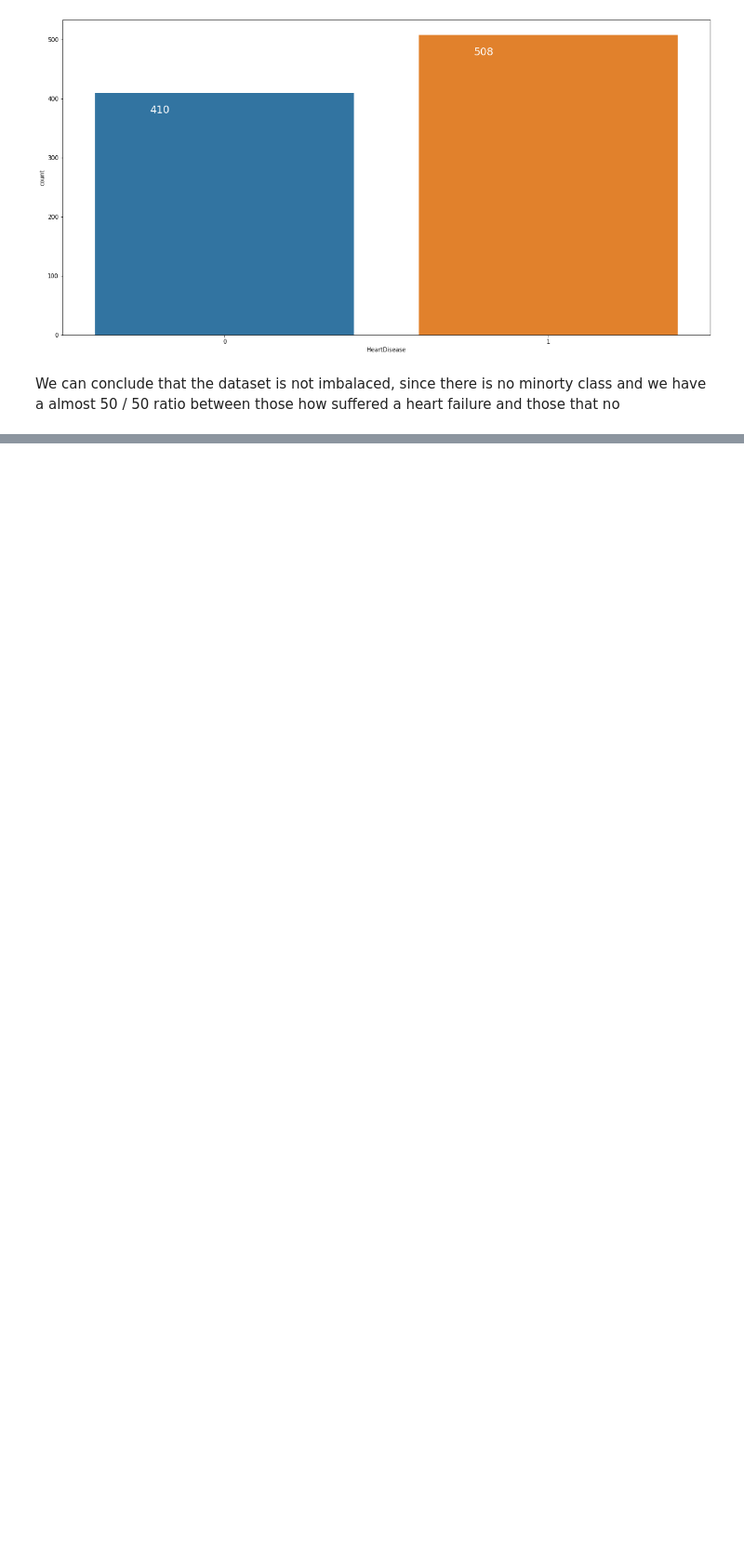
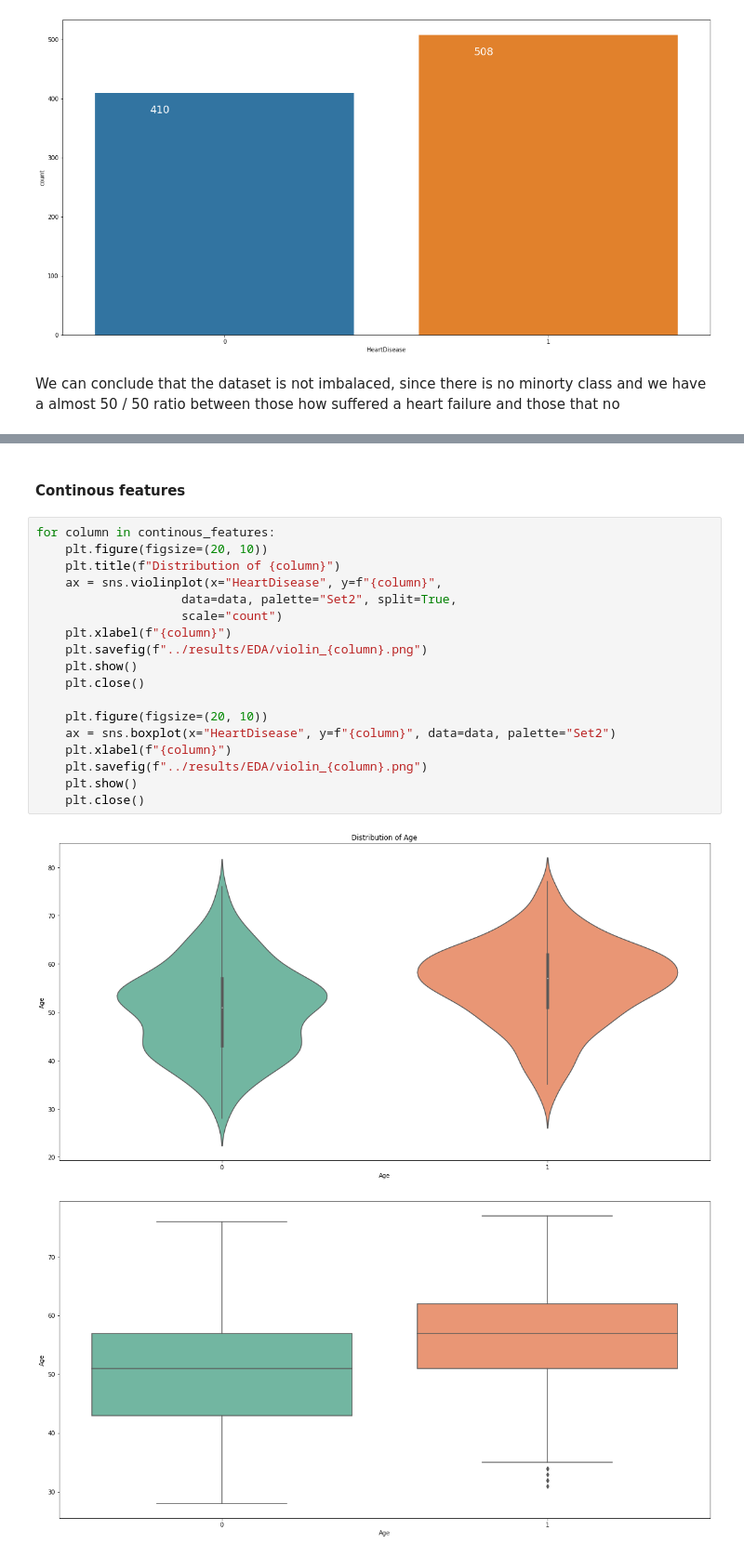
Before and after one commit to 13Mai13/heart-failure, a Jupyter notebook: notebooks/heart-failure.ipynb, the cells around one changed output, grey strips where cells are left out. Shown at 93% size. Saved outputs shown, nothing was run; the diff lists cells and outputs as text; blank space fills up the shorter version.

```diff
--- a/notebooks/heart-failure.ipynb
+++ b/notebooks/heart-failure.ipynb
@@ -102,0 +117,23 @@ We can conclude that the dataset is not imbalaced, since there is no minorty cla
+# %% [markdown]
+#### Continous features
+# %%
+for column in continous_features:
+    plt.figure(figsize=(20, 10))
+    plt.title(f"Distribution of {column}")
+    ax = sns.violinplot(x="HeartDisease", y=f"{column}",
+                    data=data, palette="Set2", split=True,
+                    scale="count")
+    plt.xlabel(f"{column}")
+    plt.savefig(f"../results/EDA/violin_{column}.png")
+    plt.show()
+    plt.close()
+
+    plt.figure(figsize=(20, 10))
+    ax = sns.boxplot(x="HeartDisease", y=f"{column}", data=data, palette="Set2")
+    plt.xlabel(f"{column}")
+    plt.savefig(f"../results/EDA/violin_{column}.png")
+    plt.show()
+    plt.close()
+# %% [output]
+[figure, added]
+[figure, added]
```
Also changed, not shown: parts of 13 cells of this notebook, 11 other files.
